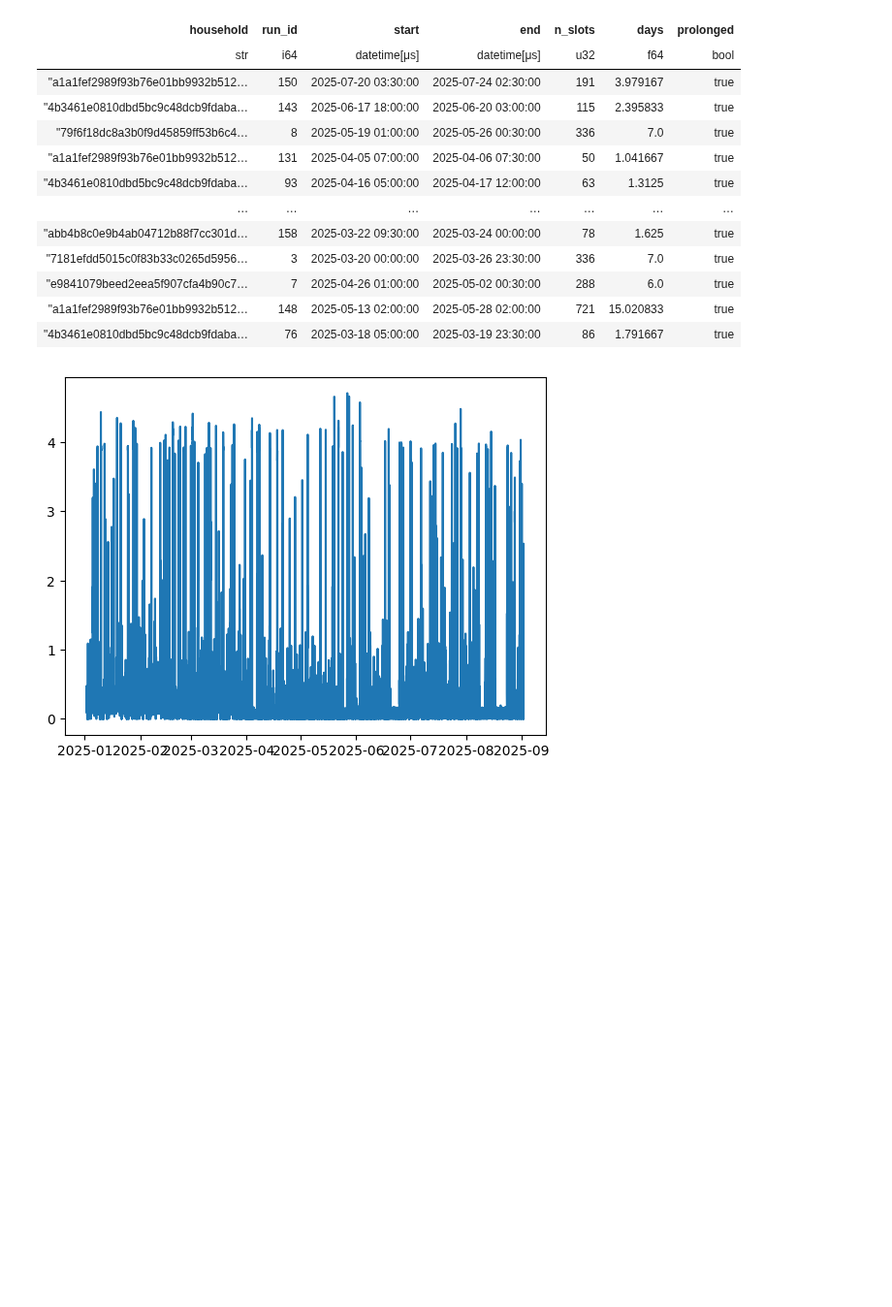
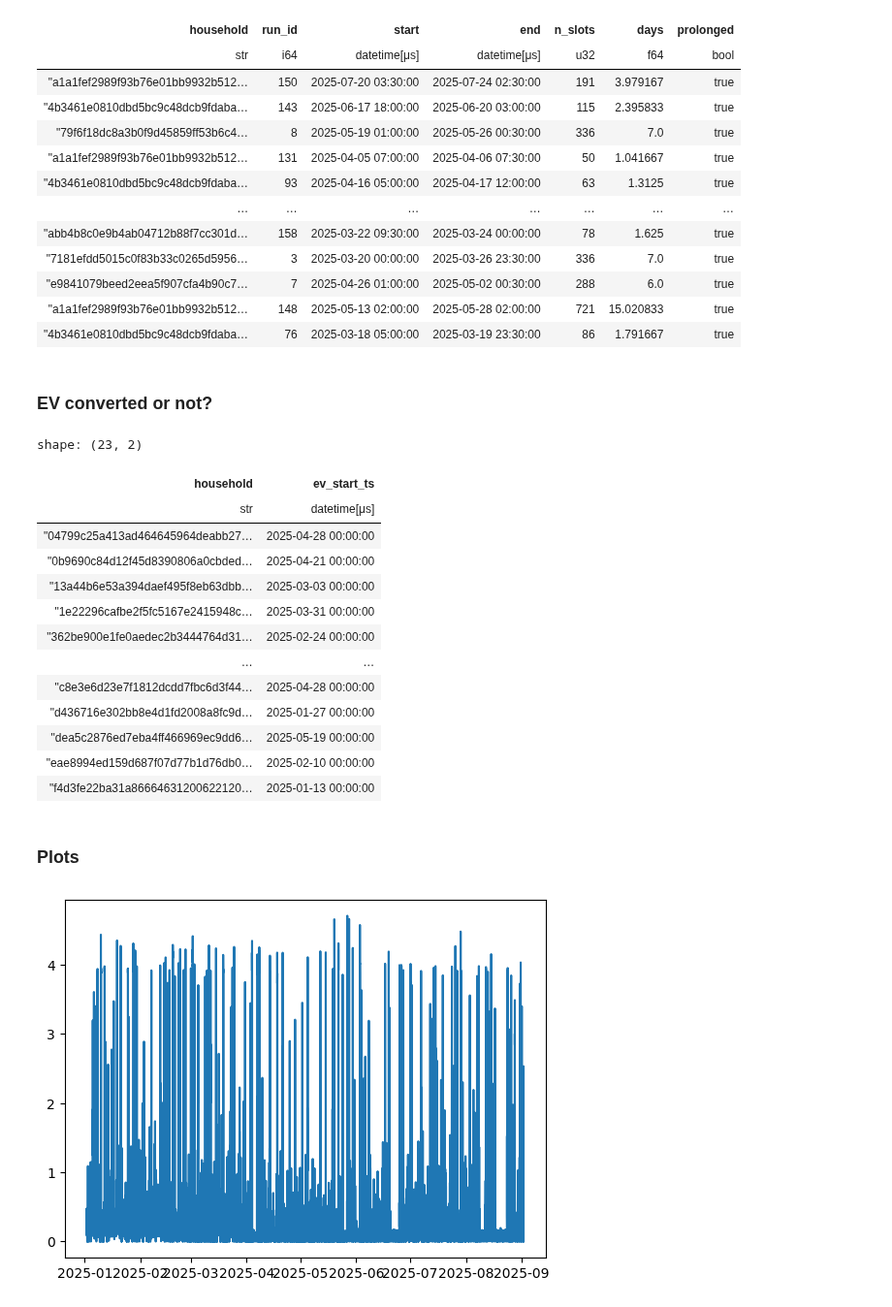
Before and after one commit to dumontduval/opticharge, a Jupyter notebook: notebooks/N00_Introductory.ipynb, the cells around one changed output. Shown at 97% size. Cells and saved outputs as stored; diff of their text form; code cells hidden in the pictures; blank space fills up the shorter version.

```diff
--- a/notebooks/N00_Introductory.ipynb
+++ b/notebooks/N00_Introductory.ipynb
@@ -579,6 +446,83 @@ shape: (193, 7)
 | "e9841079beed2eea5f907cfa4b90c7… | 7 | 2025-04-26 01:00:00 | 2025-05-02 00:30:00 | 288 | 6.0 | true |
 | "a1a1fef2989f93b76e01bb9932b512… | 148 | 2025-05-13 02:00:00 | 2025-05-28 02:00:00 | 721 | 15.020833 | true |
 | "4b3461e0810dbd5bc9c48dcb9fdaba… | 76 | 2025-03-18 05:00:00 | 2025-03-19 23:30:00 | 86 | 1.791667 | true |
+# %% [markdown]
+### EV converted or not?
+# %%
+#Clients with big quantile 95 plateaux
+#from the graph lets choose to consider a jump from 2.7
+#wich is reasonable cuz usually CHARGER_KW_OPTIONS = [2.3, 3.6, 7.0]
+
+EV_JUMP = 1.8  # kWh or equivalent monthly peak jump granny charging is common for Early EV adopters
+
+diff_q = (
+    df_C
+    .sort("ts")
+    .group_by_dynamic(
+        index_column="ts",
+        every="1w",
+        closed="left",
+        group_by="household"
+    )
+    .agg(
+        pl.col("kwh").quantile(0.95).alias("q95")
+    ) ### find max of all monthly maximums to see if a big jump happens (also min of all max course)
+    .sort(["household", "ts"])
+)
+
+diff_q = diff_q.with_columns(
+    pl.col("q95").diff().over("household").alias("dq95")
+)
+
+diff_q = diff_q.with_columns(
+    (pl.col("dq95") > EV_JUMP).alias("jump_candidate")
+)
+
+diff_q = diff_q.with_columns(
+    pl.col("q95")
+      .rolling_mean(13) ## duration of a season
+      .shift(-12) # to compute forward
+      .over("household")
+      .alias("q95_smooth")
+)
+
+diff_q = diff_q.with_columns(
+    (
+        pl.col("jump_candidate")
+        &
+        (
+            pl.col("q95_smooth")
+            >
+            pl.col("q95").shift(1).over("household") + EV_JUMP
+        )
+    ).alias("ev_adopted")
+)
+
+ev_start = (
+    diff_q
+    .filter(pl.col("ev_adopted"))
+    .group_by("household")
+    .agg(pl.col("ts").min().alias("ev_start_ts"))
+)
+
+ev_start
+# %% [output]
+shape: (23, 2)
+| household | ev_start_ts |
+| str | datetime[μs] |
+| "04799c25a413ad464645964deabb27… | 2025-04-28 00:00:00 |
+| "0b9690c84d12f45d8390806a0cbded… | 2025-04-21 00:00:00 |
+| "13a44b6e53a394daef495f8eb63dbb… | 2025-03-03 00:00:00 |
+| "1e22296cafbe2f5fc5167e2415948c… | 2025-03-31 00:00:00 |
+| "362be900e1fe0aedec2b3444764d31… | 2025-02-24 00:00:00 |
+| … | … |
+| "c8e3e6d23e7f1812dcdd7fbc6d3f44… | 2025-04-28 00:00:00 |
+| "d436716e302bb8e4d1fd2008a8fc9d… | 2025-01-27 00:00:00 |
+| "dea5c2876ed7eba4ff466969ec9dd6… | 2025-05-19 00:00:00 |
+| "eae8994ed159d687f07d77b1d76db0… | 2025-02-10 00:00:00 |
+| "f4d3fe22ba31a86664631200622120… | 2025-01-13 00:00:00 |
+# %% [markdown]
+### Plots
 # %%
 client = df_C.filter(pl.col('household') == "03efd9cce89d44d9a78d085c240476ebddb7c2f7282e9b76ee18ef4a83ef34d3")
 plt.plot(client['ts'], client['kwh'])
```
Also changed, not shown: parts of 11 cells of this notebook.
